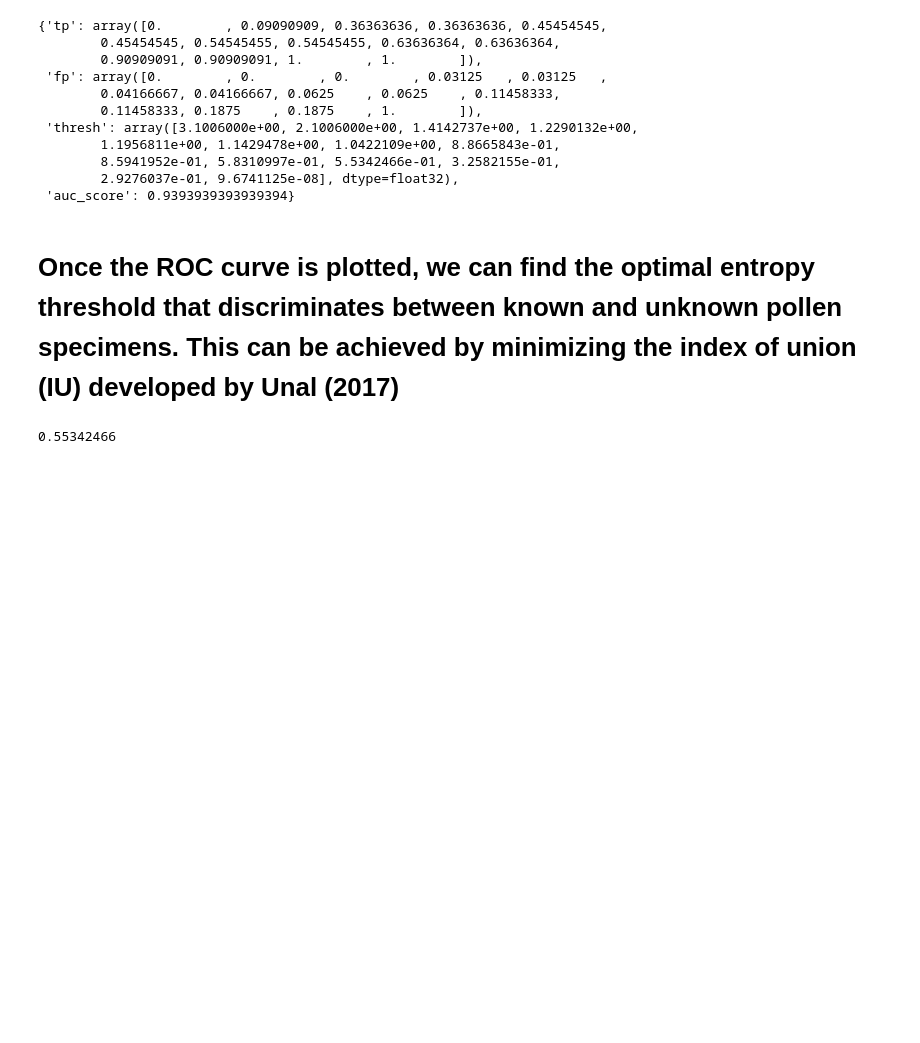
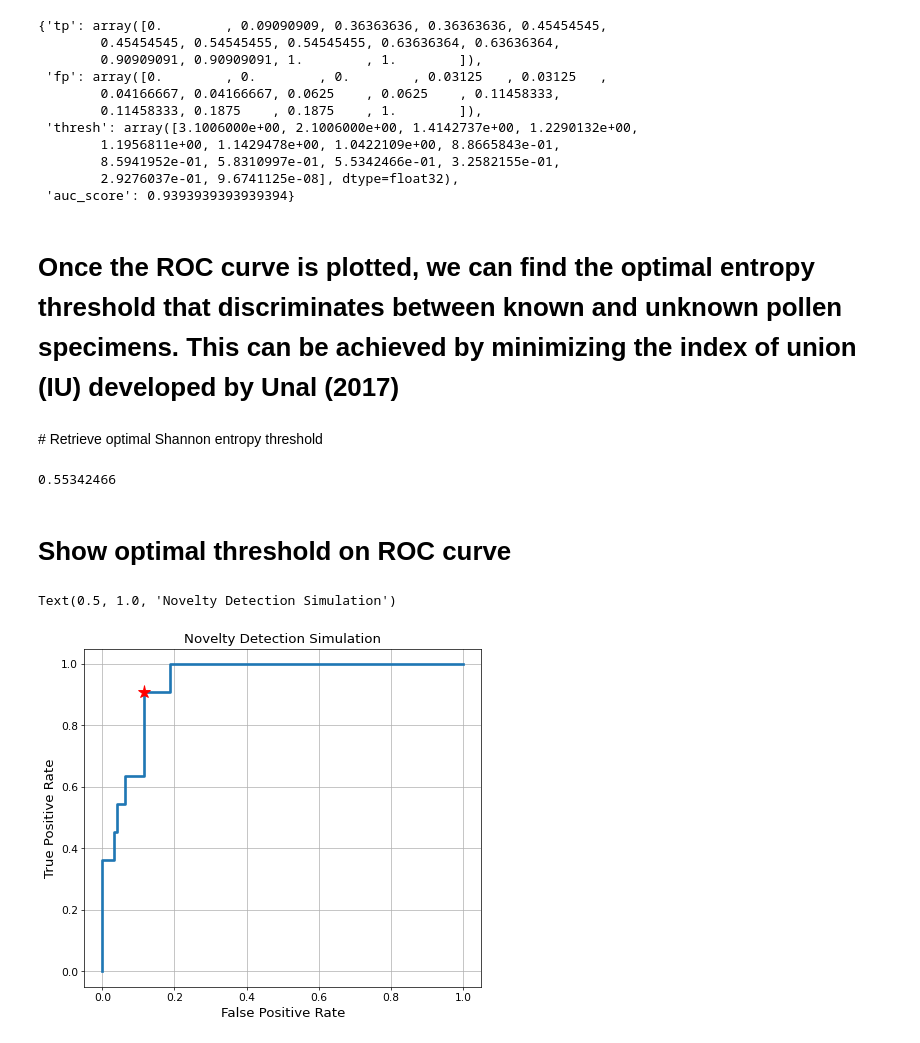
Before and after one commit to paleopollen/Novel_Pollen_Phylogenetic_Placement, a Jupyter notebook: 01_Novelty Detection Simulation/00_Novelty_Detection_Simulation.ipynb, the cells around one changed output. Saved outputs shown, nothing was run; the diff lists cells and outputs as text; code cells hidden in the pictures; blank space fills up the shorter version.

```diff
--- a/01_Novelty Detection Simulation/00_Novelty_Detection_Simulation.ipynb
+++ b/01_Novelty Detection Simulation/00_Novelty_Detection_Simulation.ipynb
@@ -762,4 +784,43 @@ else:
-# %%
-print(optimal_threshold)
-# %% [output]
-0.55342466
+# %% [markdown]
+# Retrieve optimal Shannon entropy threshold
+# %%
+# Optimal threshold
+print(optimal_threshold)
+# %% [output]
+0.55342466
+# %% [markdown]
+# Show optimal threshold on ROC curve
+# %%
+import numpy as np
+from sklearn.metrics import roc_curve, roc_auc_score, f1_score
+import matplotlib.pyplot as plt
+
+
+def evaluate_openset(scores_closeset, scores_openset):
+    y_true = np.array([0] * len(scores_closeset) + [1] * len(scores_openset))
+    y_discriminator = np.concatenate([scores_closeset, scores_openset])
+    auc_d, roc_to_plot = plot_roc(y_true, y_discriminator, 'Discriminator ROC')
+    return auc_d, roc_to_plot
+
+
+def plot_roc(y_true, y_score, title="Receiver Operating Characteristic", **options):
+    fpr, tpr, thresholds = roc_curve(y_true, y_score)
+    auc_score = roc_auc_score(y_true, y_score)
+    roc_to_plot = {'tp':tpr, 'fp':fpr, 'thresh':thresholds, 'auc_score':auc_score}
+    return auc_score, roc_to_plot
+
+plt.figure(figsize=(8,7), dpi=64, facecolor='w', edgecolor='k')
+ax = plt.gca()
+plt.plot(fpr, tpr, linewidth=3)
+plt.plot(fpr[10],tpr[10], 'r*', markersize=15)
+for tick in ax.xaxis.get_major_ticks():
+    tick.label.set_fontsize(12)
+for tick in ax.yaxis.get_major_ticks():
+    tick.label.set_fontsize(12)
+plt.grid('on')
+plt.xlabel('False Positive Rate', fontsize=15)
+plt.ylabel('True Positive Rate', fontsize=15)
+plt.title('Novelty Detection Simulation', fontsize=15)
+# %% [output]
+Text(0.5, 1.0, 'Novelty Detection Simulation')
+[figure, added]
```
Also changed, not shown: parts of 4 cells of this notebook.
